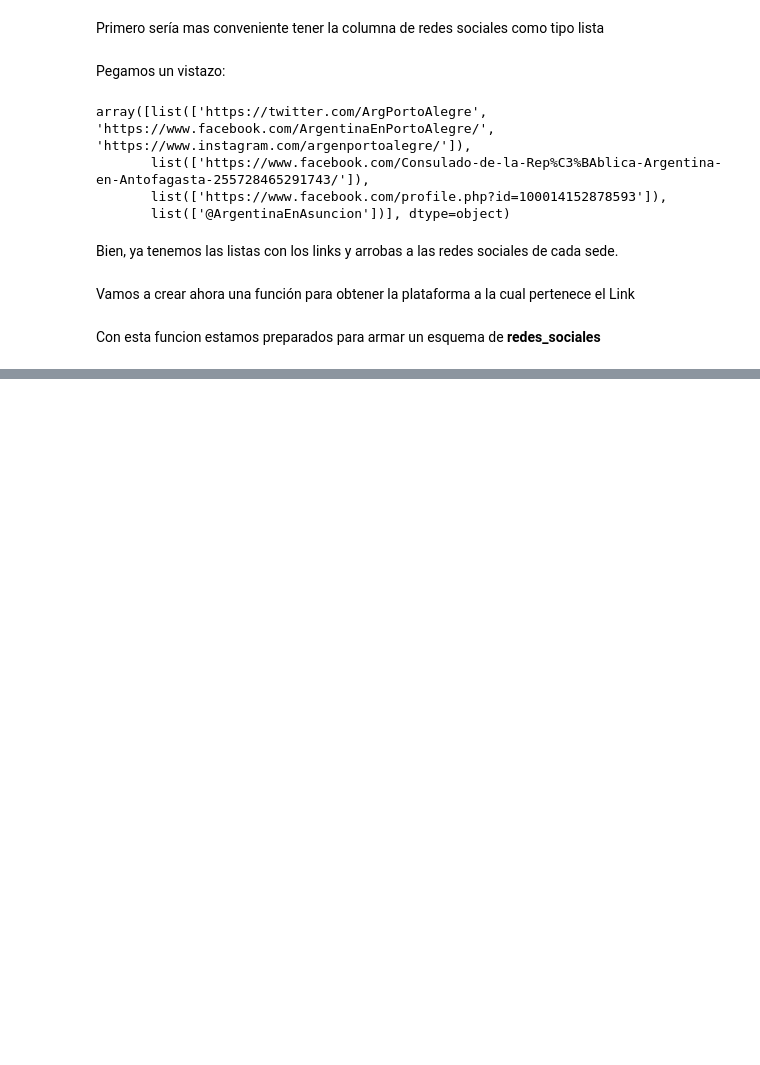
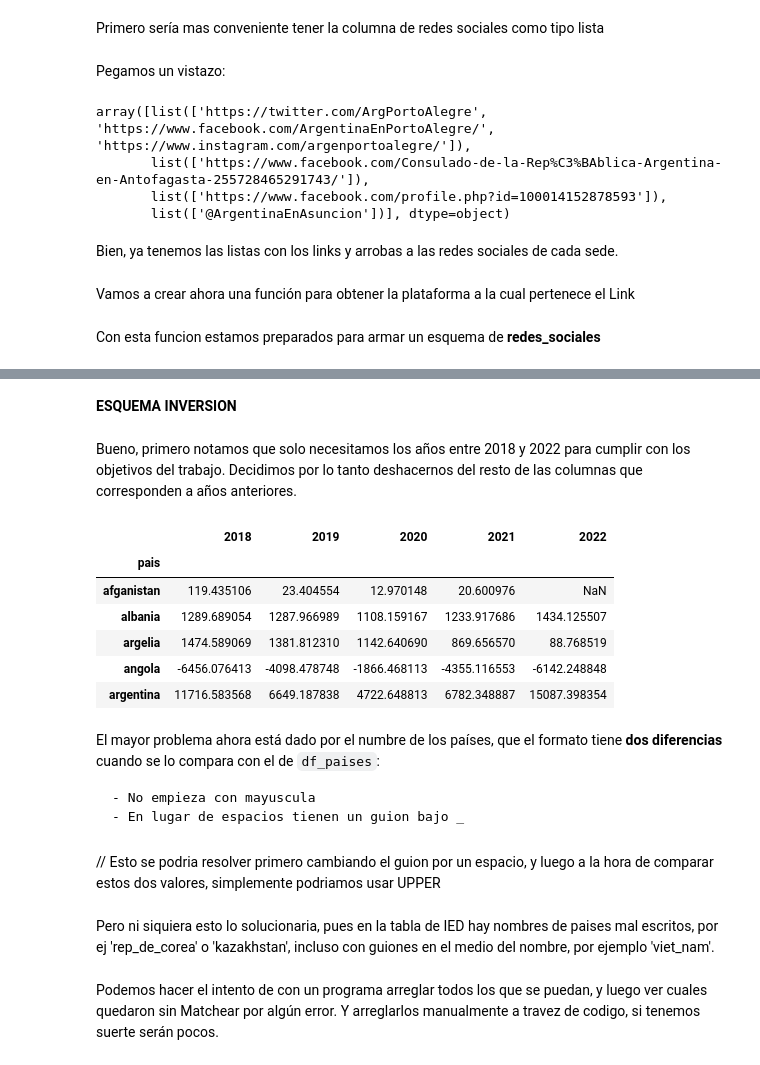
Before and after one commit to Empromptu/Inversion-extranjera-en-Argentina, a Jupyter notebook: notas.ipynb, the cells around one changed output, grey strips where cells are left out. Saved outputs shown, nothing was run; the diff lists cells and outputs as text; code cells hidden in the pictures; blank space fills up the shorter version.

Commit message:
Solo falta esquema de inversion

```diff
--- a/notas.ipynb
+++ b/notas.ipynb
@@ -388,0 +511,30 @@ for i, sede in df_sedes_completo.iterrows():
+# %% [markdown]
+**ESQUEMA INVERSION**
+# %% [markdown]
+Bueno, primero notamos que solo necesitamos los años entre 2018 y 2022 para cumplir con los objetivos del trabajo.
+Decidimos por lo tanto deshacernos del resto de las columnas que corresponden a años anteriores.
+# %%
+df_IED = df_IED[[2018, 2019, 2020, 2021, 2022]]
+# %%
+df_IED.head()
+# %% [output]
+|  | 2018 | 2019 | 2020 | 2021 | 2022 |
+| pais |  |  |  |  |  |
+| afganistan | 119.435106 | 23.404554 | 12.970148 | 20.600976 | NaN |
+| albania | 1289.689054 | 1287.966989 | 1108.159167 | 1233.917686 | 1434.125507 |
+| argelia | 1474.589069 | 1381.812310 | 1142.640690 | 869.656570 | 88.768519 |
+| angola | -6456.076413 | -4098.478748 | -1866.468113 | -4355.116553 | -6142.248848 |
+| argentina | 11716.583568 | 6649.187838 | 4722.648813 | 6782.348887 | 15087.398354 |
+# %% [markdown]
+El mayor problema ahora está dado por el numbre de los países, que el formato tiene **dos diferencias**
+cuando se lo compara con el de `df_paises`:
+
+    - No empieza con mayuscula
+    - En lugar de espacios tienen un guion bajo _
+# %% [markdown]
+//
+Esto se podria resolver primero cambiando el guion por un espacio, y luego a la hora de comparar estos dos valores, simplemente podriamos usar UPPER
+# %% [markdown]
+Pero ni siquiera esto lo solucionaria, pues en la tabla de IED hay nombres de paises mal escritos, por ej 'rep_de_corea' o 'kazakhstan', incluso con guiones en el medio del nombre, por ejemplo 'viet_nam'.
+# %% [markdown]
+Podemos hacer el intento de con un programa arreglar todos los que se puedan, y luego ver cuales quedaron sin Matchear por algún error. Y arreglarlos manualmente a travez de codigo, si tenemos suerte serán pocos.
```
Also changed, not shown: parts of 22 cells of this notebook.
